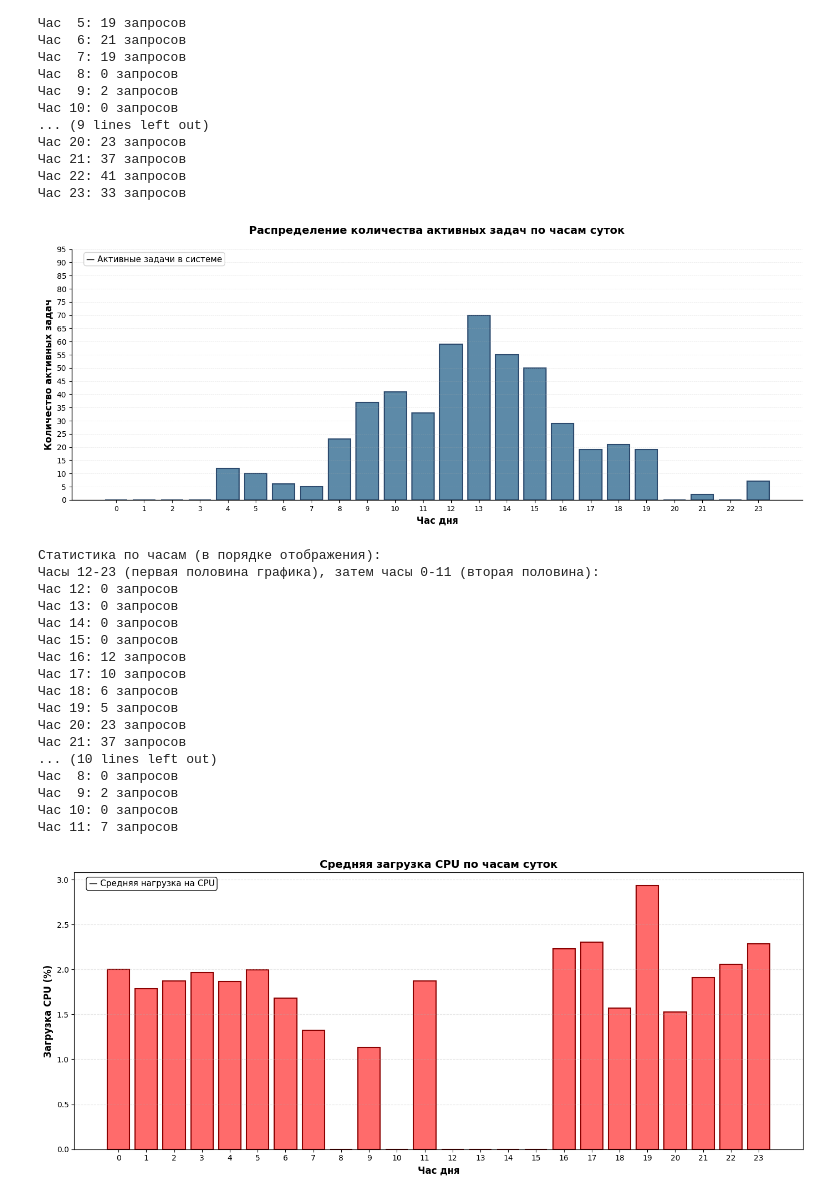
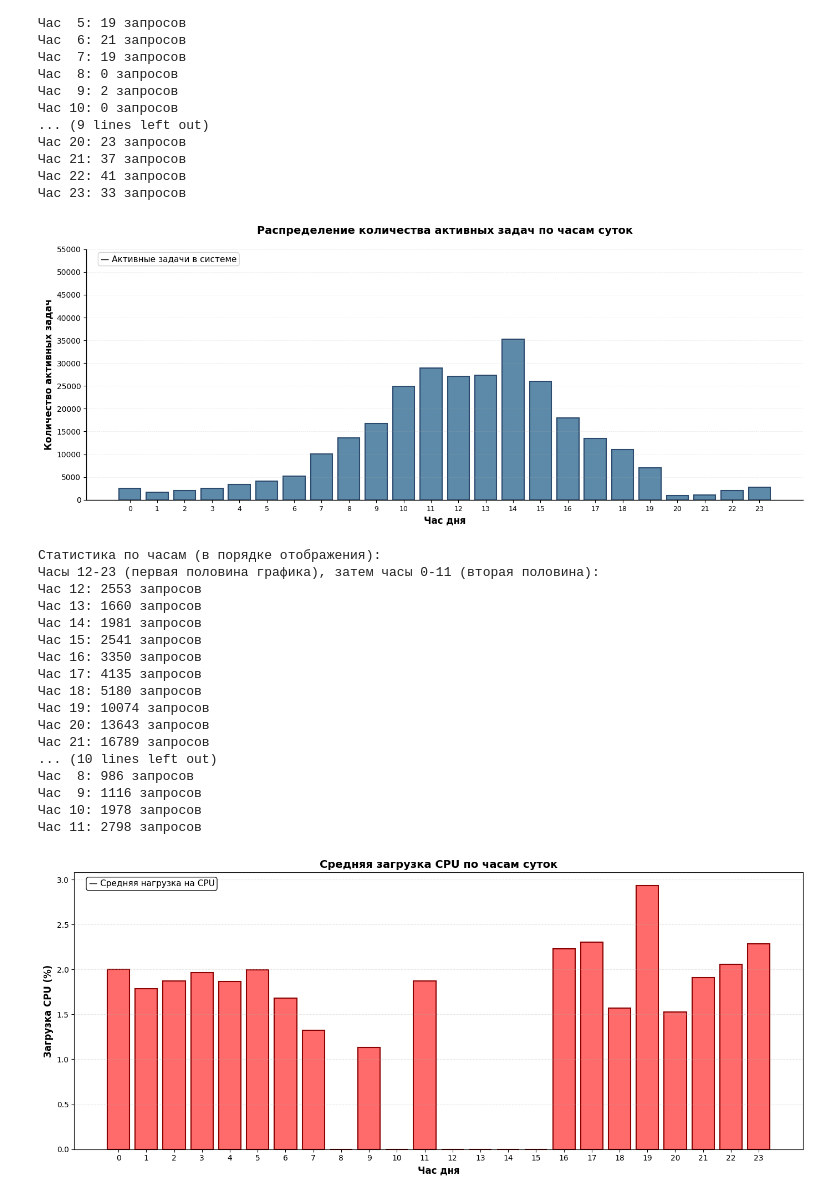
Before and after one commit to Ainur-Makhmutov/PIPS-LABs, a Jupyter notebook: 2_laba.ipynb, the cells around one changed output. Drawn from its saved outputs; the diff is of its cells as text; code cells hidden in the pictures.

```diff
--- a/2_laba.ipynb
+++ b/2_laba.ipynb
@@ -86,7 +86,7 @@ import matplotlib.pyplot as plt
 import numpy as np
 
 # Загрузка данных
-df = pd.read_csv('Data/Dataset.csv')
+df = pd.read_csv('Data/Dataset-24.csv')
 
 # Преобразование временных меток из микросекунд в часы
 df['hour'] = (df['start_time'] / (1000000 * 3600)) % 24
@@ -120,53 +120,53 @@ plt.title('Распределение количества активных за
 plt.xlabel('Час дня', fontsize=12, fontweight='bold')
 plt.ylabel('Количество активных задач', fontsize=12, fontweight='bold')
 
-plt.yticks(range(0, 100, 5), fontsize=10)
+plt.yticks(range(0, 60000, 5000), fontsize=10)
 
 # Устанавливаем метки оси X от 0 до 23 (стандартные часы)
 # При этом данные остаются в порядке 12-23,0-11
 plt.xticks(range(24), [str(i) for i in range(24)], fontsize=9)
 
 
 plt.grid(True, alpha=0.3, axis='y', linestyle='--', linewidth=0.5)
 
 ax = plt.gca()
 ax.spines['top'].set_visible(False)
 ax.spines['right'].set_visible(False)
 ax.spines['left'].set_linewidth(1)
 ax.spines['bottom'].set_linewidth(1)
 
 plt.text(0.02, 0.95, '— Активные задачи в системе',
          transform=ax.transAxes, fontsize=11,
          bbox=dict(boxstyle='round,pad=0.3', facecolor='white', edgecolor='#CCCCCC', alpha=0.9))
 
 plt.tight_layout()
 plt.subplots_adjust(bottom=0.15)
 plt.savefig('load_profile_histogram.png', dpi=300, bbox_inches='tight')
 plt.show()
 
 print("Статистика по часам (в порядке отображения):")
 print("Часы 12-23 (первая половина графика), затем часы 0-11 (вторая половина):")
 for hour, count in zip(reordered_hours, reordered_activity):
     print(f"Час {hour:2d}: {count} запросов")
 # %% [output]
-[figure, old version]
+[figure, new version]
 Статистика по часам (в порядке отображения):
 Часы 12-23 (первая половина графика), затем часы 0-11 (вторая половина):
-Час 12: 0 запросов
-Час 13: 0 запросов
-Час 14: 0 запросов
-Час 15: 0 запросов
-Час 16: 12 запросов
-Час 17: 10 запросов
-Час 18: 6 запросов
-Час 19: 5 запросов
-Час 20: 23 запросов
-Час 21: 37 запросов
+Час 12: 2553 запросов
+Час 13: 1660 запросов
+Час 14: 1981 запросов
+Час 15: 2541 запросов
+Час 16: 3350 запросов
+Час 17: 4135 запросов
+Час 18: 5180 запросов
+Час 19: 10074 запросов
+Час 20: 13643 запросов
+Час 21: 16789 запросов
 ... (10 lines left out)
-Час  8: 0 запросов
-Час  9: 2 запросов
-Час 10: 0 запросов
-Час 11: 7 запросов
+Час  8: 986 запросов
+Час  9: 1116 запросов
+Час 10: 1978 запросов
+Час 11: 2798 запросов
 # %%
 import pandas as pd
 import matplotlib.pyplot as plt
```
Also changed, not shown: 16 other files.
